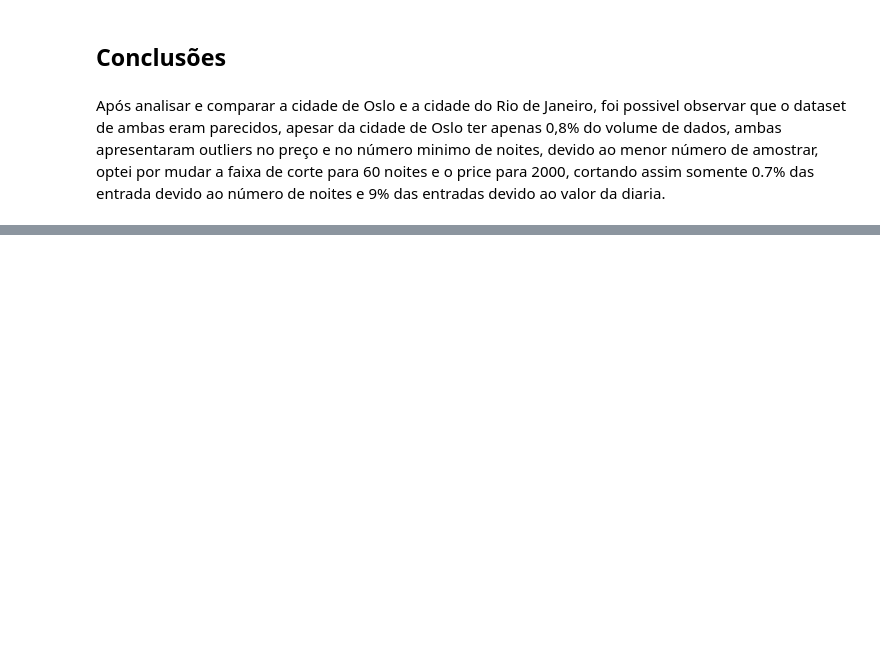
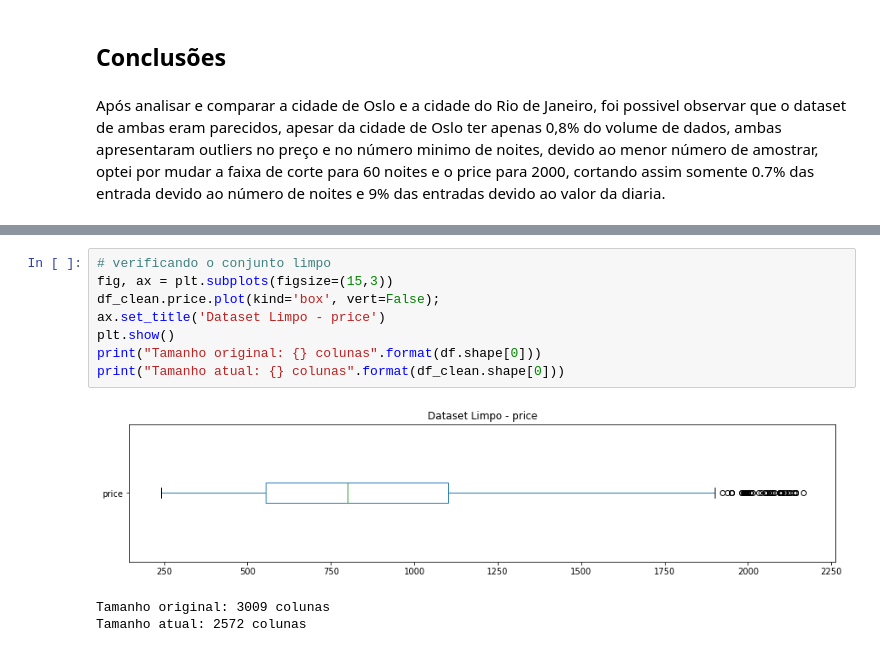
Before and after one commit to Snayderr/data_science, a Jupyter notebook: M1/Analisando_os_Dados_do_Airbnb_(Oslo).ipynb, the cells around one changed output, grey strips where cells are left out. Cells and saved outputs as stored; diff of their text form; blank space fills up the shorter version.

```diff
--- a/M1/Analisando_os_Dados_do_Airbnb_(Oslo).ipynb
+++ b/M1/Analisando_os_Dados_do_Airbnb_(Oslo).ipynb
@@ -301,0 +416,12 @@ Após analisar e comparar a cidade de Oslo e a cidade do Rio de Janeiro, foi pos
+# %%
+# verificando o conjunto limpo
+fig, ax = plt.subplots(figsize=(15,3))
+df_clean.price.plot(kind='box', vert=False);
+ax.set_title('Dataset Limpo - price')
+plt.show()
+print("Tamanho original: {} colunas".format(df.shape[0]))
+print("Tamanho atual: {} colunas".format(df_clean.shape[0]))
+# %% [output]
+[figure, added]
+Tamanho original: 3009 colunas
+Tamanho atual: 2572 colunas
```
Also changed, not shown: parts of 13 cells of this notebook.
